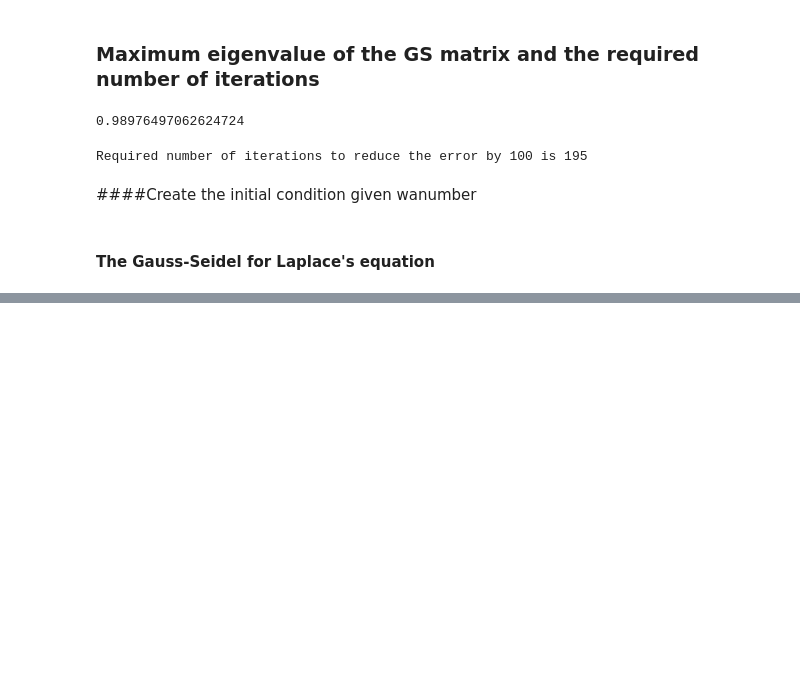
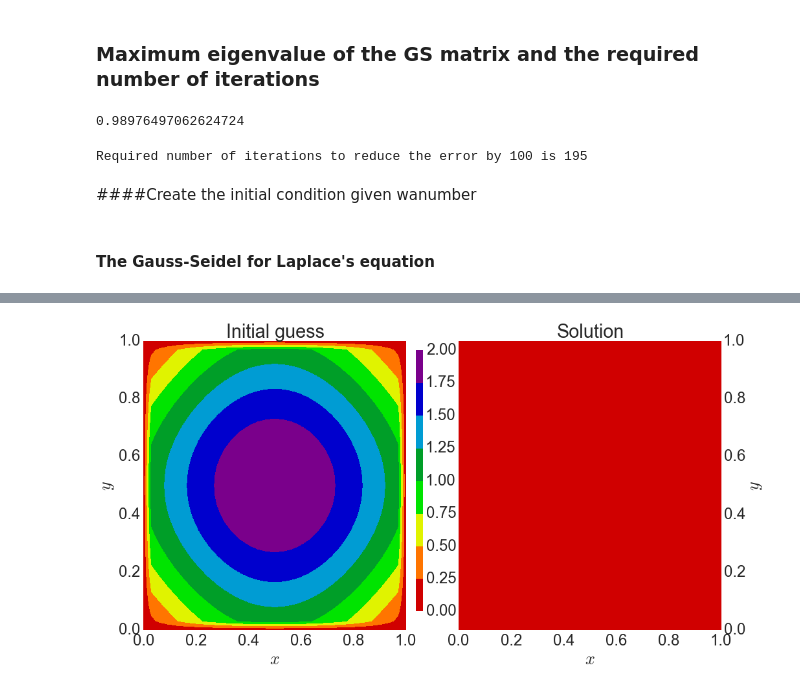
Before and after one commit to cesar-rocha/mae290b, a Jupyter notebook: hw/4/mae290b_hw4.ipynb, the cells around one changed output, grey strips where cells are left out. Cells and saved outputs as stored; diff of their text form; code cells hidden in the pictures; blank space fills up the shorter version.

```diff
--- a/hw/4/mae290b_hw4.ipynb
+++ b/hw/4/mae290b_hw4.ipynb
@@ -80,0 +206,23 @@ IndexError: index 33 is out of bounds for axis 1 with size 33
+# %%
+cl = np.linspace(0,2,9)
+
+fig = plt.figure(figsize=(16,8))
+ax1 = fig.add_subplot(1,2,1)
+ax1.contourf(x,y,phi0b,cl,cmap='spectral_r')
+ax1.set_title(r"Initial guess")
+ax1.set_xlabel(r"$x$")
+ax1.set_ylabel(r"$y$")
+
+ax2 = fig.add_subplot(1,2,2)
+im = ax2.contourf(x,y,phib,cl,cmap='spectral_r')
+ax2.yaxis.tick_right()
+ax2.yaxis.set_label_position("right")
+ax2.set_title(r"Solution")
+ax2.set_xlabel(r"$x$")
+ax2.set_ylabel(r"$y$")
+
+cbaxes = fig.add_axes([.49, 0.175, .01, 0.7])
+cb = plt.colorbar(im, cax = cbaxes)
+plt.savefig('sin_half')
+# %% [output]
+[figure, added]
```
Also changed, not shown: parts of 17 cells of this notebook, 1 other file.
